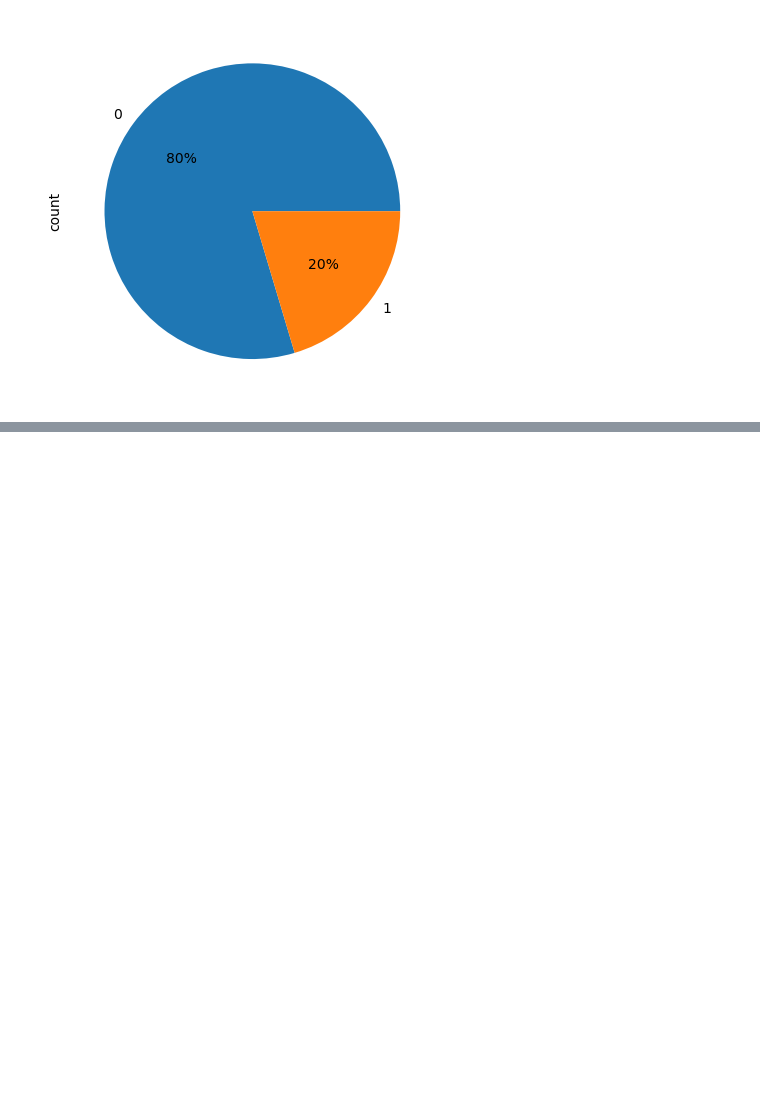
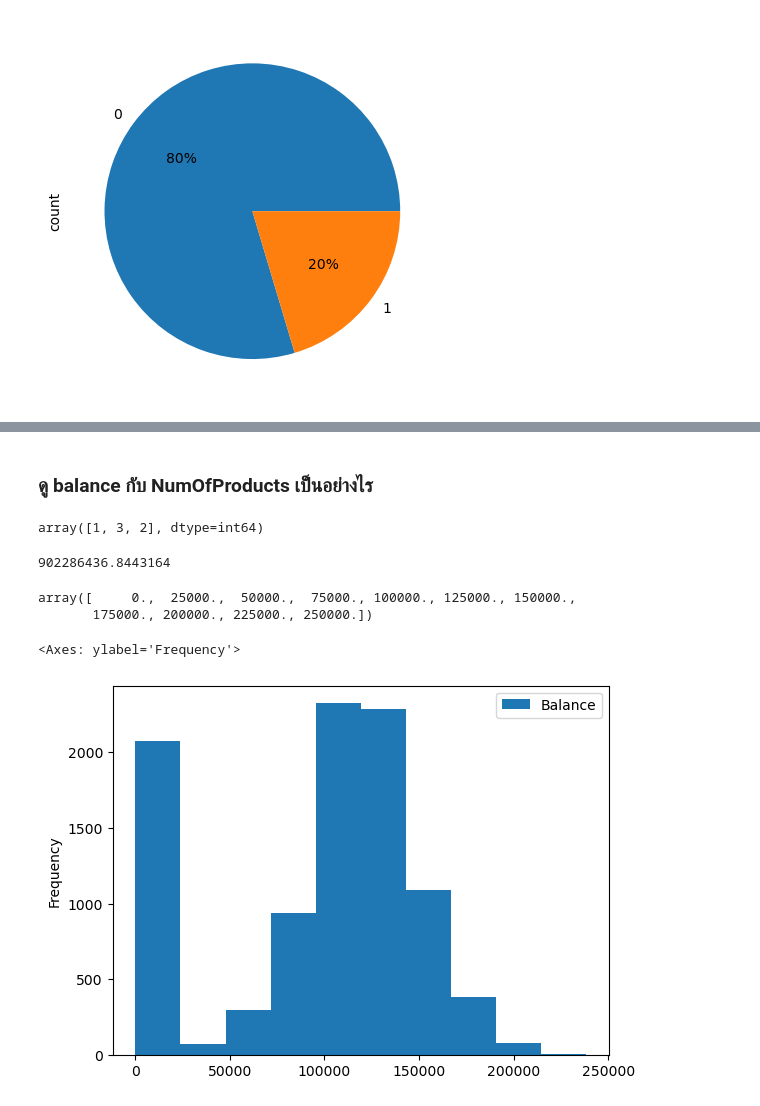
Before and after one commit to 19165/DS-Project, a Jupyter notebook: BankCustomerChurn.ipynb, the cells around one changed output, grey strips where cells are left out. Cells and saved outputs as stored; diff of their text form; code cells hidden in the pictures; blank space fills up the shorter version.

```diff
--- a/BankCustomerChurn.ipynb
+++ b/BankCustomerChurn.ipynb
@@ -448,0 +493,2 @@ df['Exited'].value_counts().plot(kind='pie', autopct='%1.0f%%')
+# %% [markdown]
+### ดู balance กับ NumOfProducts เป็นอย่างไร
@@ -448,0 +508,8 @@ df['Exited'].value_counts().plot(kind='pie', autopct='%1.0f%%')
+# %%
+df2_no_outlier['NumOfProducts'].unique()
+# %% [output]
+array([1, 3, 2], dtype=int64)
+# %%
+df2_no_outlier['Balance'][df2_no_outlier['NumOfProducts'] == 1]
+# %% [output]
+902286436.8443164
@@ -448,0 +525,5 @@ df['Exited'].value_counts().plot(kind='pie', autopct='%1.0f%%')
+# %%
+bins
+# %% [output]
+array([     0.,  25000.,  50000.,  75000., 100000., 125000., 150000.,
+       175000., 200000., 225000., 250000.])
@@ -448,0 +532,5 @@ df['Exited'].value_counts().plot(kind='pie', autopct='%1.0f%%')
+# %%
+df2_no_outlier[['Balance']][df2_no_outlier['NumOfProducts'] == 1].plot(kind='hist', bins=10, )
+# %% [output]
+<Axes: ylabel='Frequency'>
+[figure, added]
```
Also changed, not shown: parts of 14 cells of this notebook.
